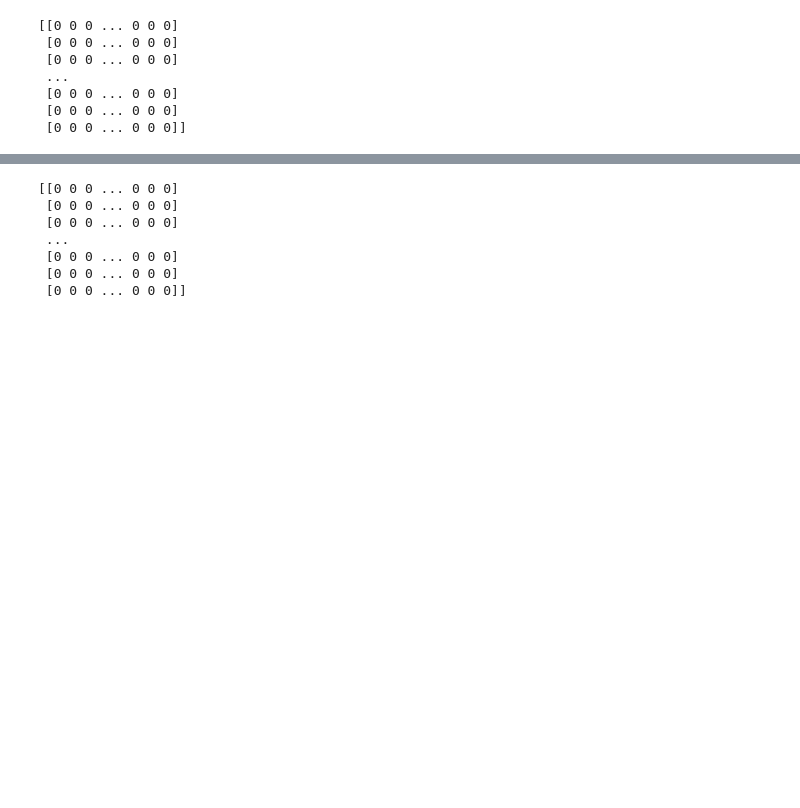
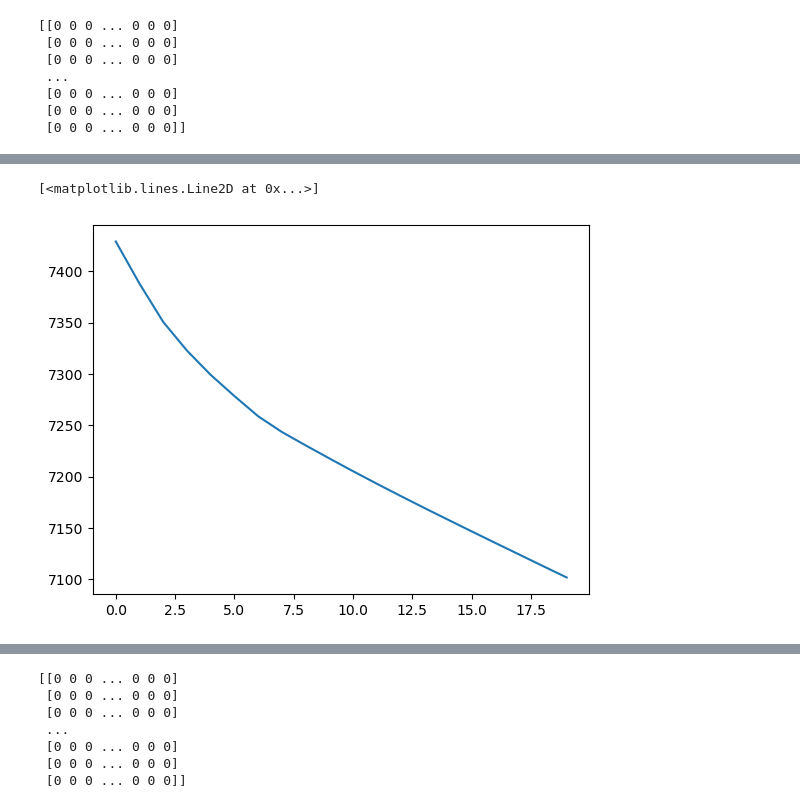
Before and after one commit to Marbr987/732A81-Text_Mining, a Jupyter notebook: notebooks/clustering.ipynb, the cells around one changed output, grey strips where cells are left out. Drawn from its saved outputs; the diff is of its cells as text; code cells hidden in the pictures; blank space fills up the shorter version.

```diff
--- a/notebooks/clustering.ipynb
+++ b/notebooks/clustering.ipynb
@@ -153,0 +173,3 @@ Name: pred_label, dtype: int64
+# %%
+vectorizer = CountVectorizer(ngram_range=(1, 4))
+X = vectorizer.fit_transform(gpt_pred.pred_explanation)
@@ -153,0 +186,10 @@ Name: pred_label, dtype: int64
+# %%
+SSD = list()
+for k in range(1,21):
+    km = kmedoids.KMedoids(n_clusters=k, method="pam")
+    kmfit = km.fit(metrics.pairwise.euclidean_distances(X))
+    SSD += [kmfit.inertia_]
+plt.plot(SSD)
+# %% [output]
+[<matplotlib.lines.Line2D at 0x...>]
+[figure, added]
```
Also changed, not shown: parts of 55 cells of this notebook, 6 other files.
